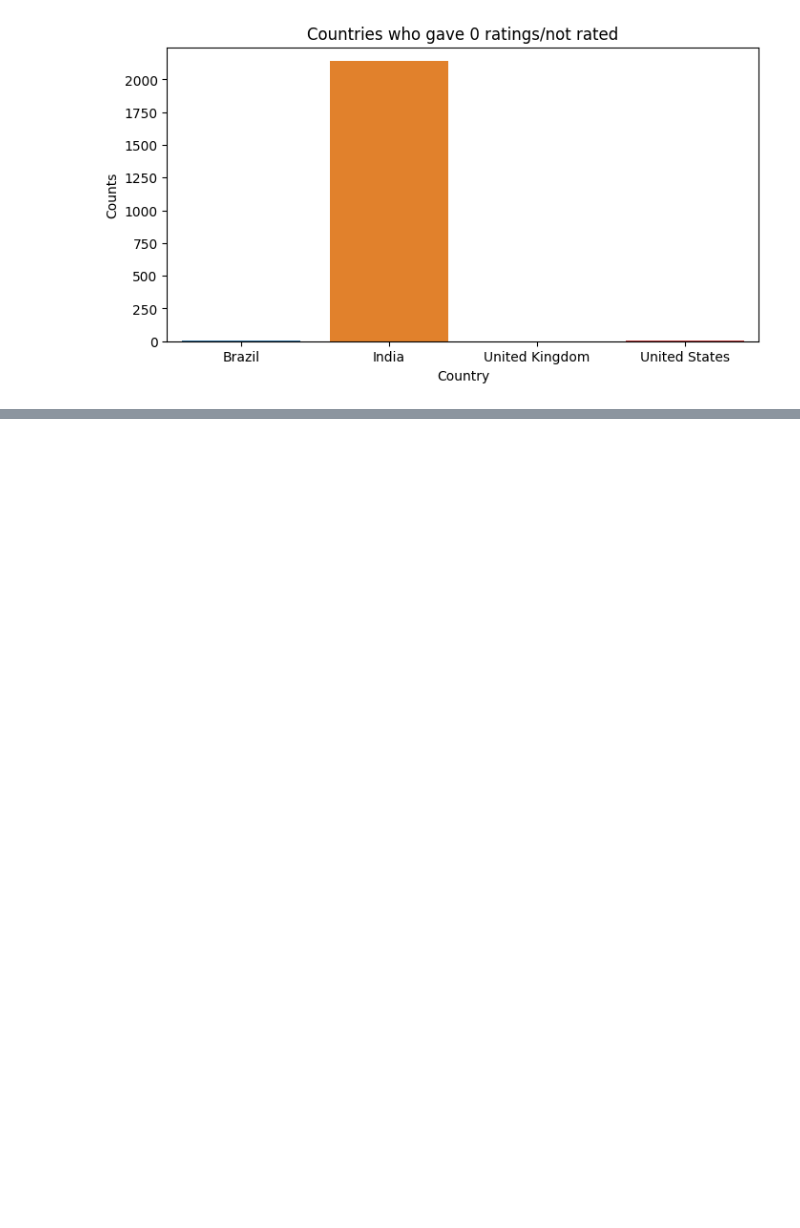
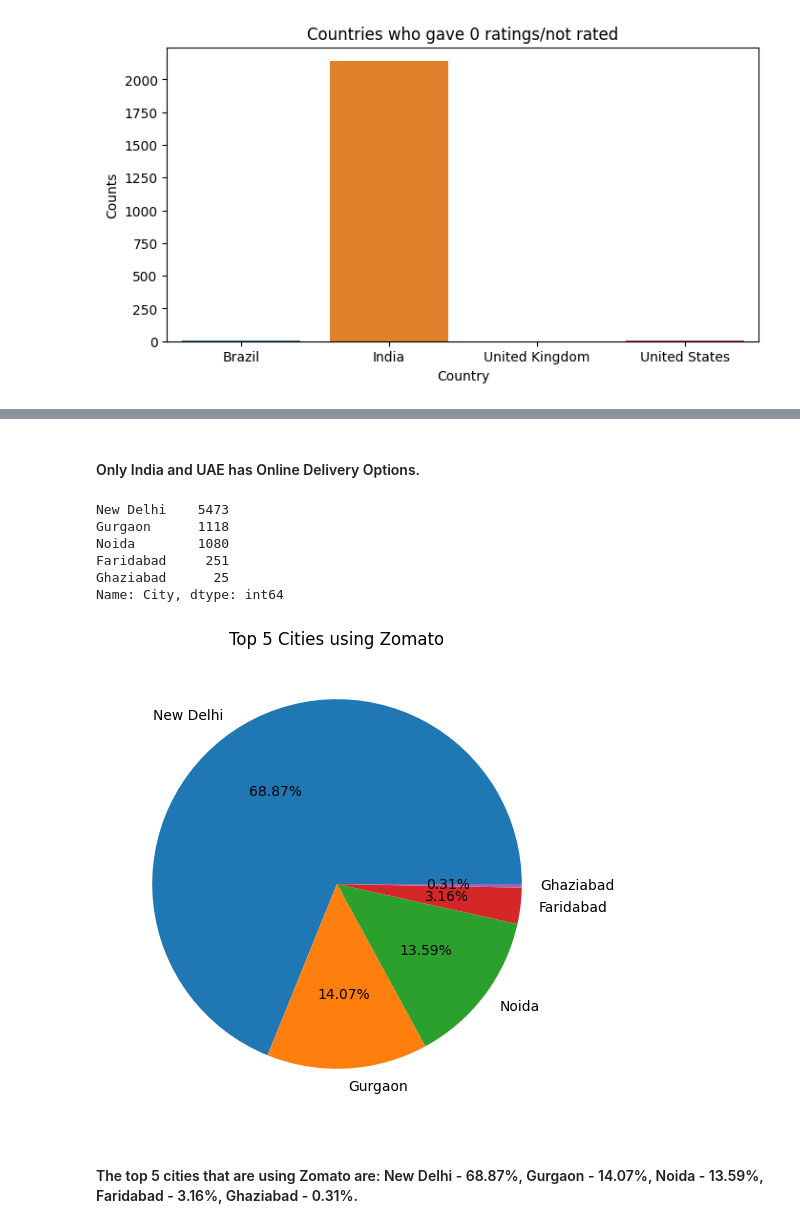
Before and after one commit to Akshay-Paunikar/EDA_and_Feature_Engineering, a Jupyter notebook: Day_1_Zomato_Dataset/Day_1_Zomato_Dataset.ipynb, the cells around one changed output, grey strips where cells are left out. Cells and saved outputs as stored; diff of their text form; code cells hidden in the pictures; blank space fills up the shorter version.

```diff
--- a/Day_1_Zomato_Dataset/Day_1_Zomato_Dataset.ipynb
+++ b/Day_1_Zomato_Dataset/Day_1_Zomato_Dataset.ipynb
@@ -397,0 +448,25 @@ plt.show()
+# %% [markdown]
+#### Only India and UAE has Online Delivery Options.
+# %%
+# Top 5 Cities
+final_df['City'].value_counts().head()
+# %% [output]
+New Delhi    5473
+Gurgaon      1118
+Noida        1080
+Faridabad     251
+Ghaziabad      25
+Name: City, dtype: int64
+# %%
+city_names = final_df['City'].value_counts().index
+city_values = final_df['City'].value_counts().values
+# %%
+# create a pie chart showing top 3 countries
+plt.figure(figsize=(6,6))
+plt.pie(city_values[:5], labels=city_names[:5], autopct='%1.2f%%')
+plt.title("Top 5 Cities using Zomato")
+plt.show()
+# %% [output]
+[figure, added]
+# %% [markdown]
+#### The top 5 cities that are using Zomato are: New Delhi - 68.87%, Gurgaon - 14.07%, Noida - 13.59%, Faridabad - 3.16%, Ghaziabad - 0.31%.
```
Also changed, not shown: parts of 27 cells of this notebook.
